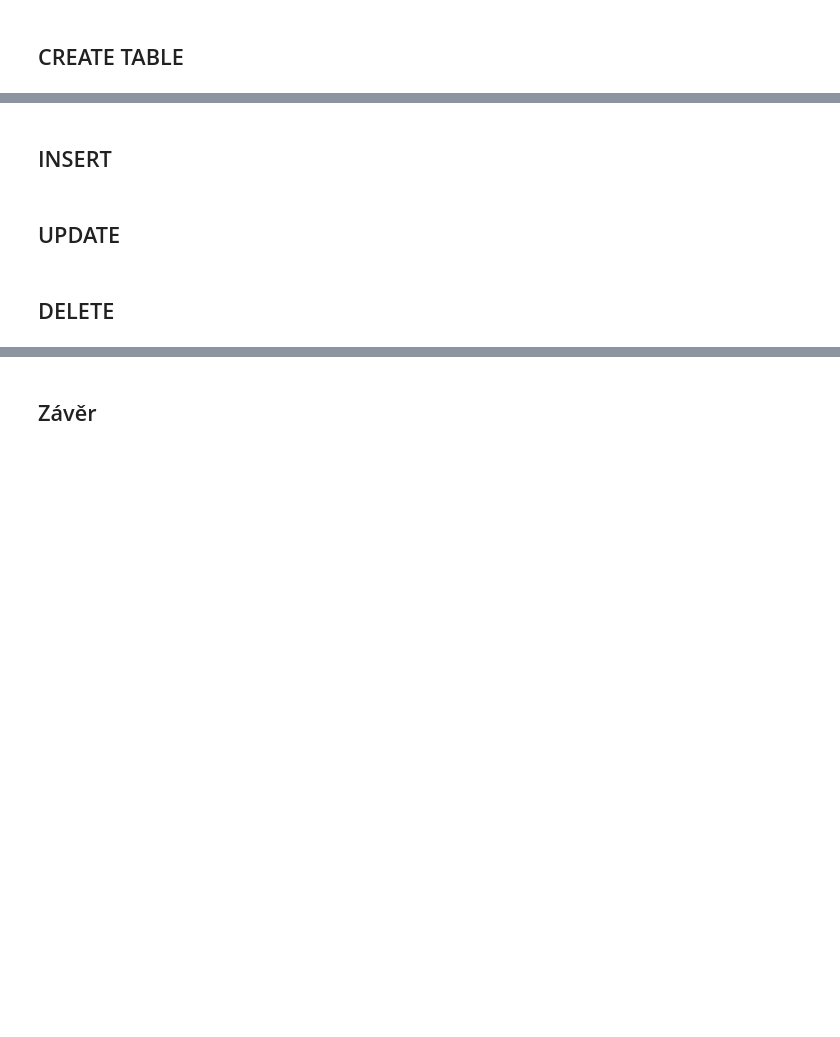
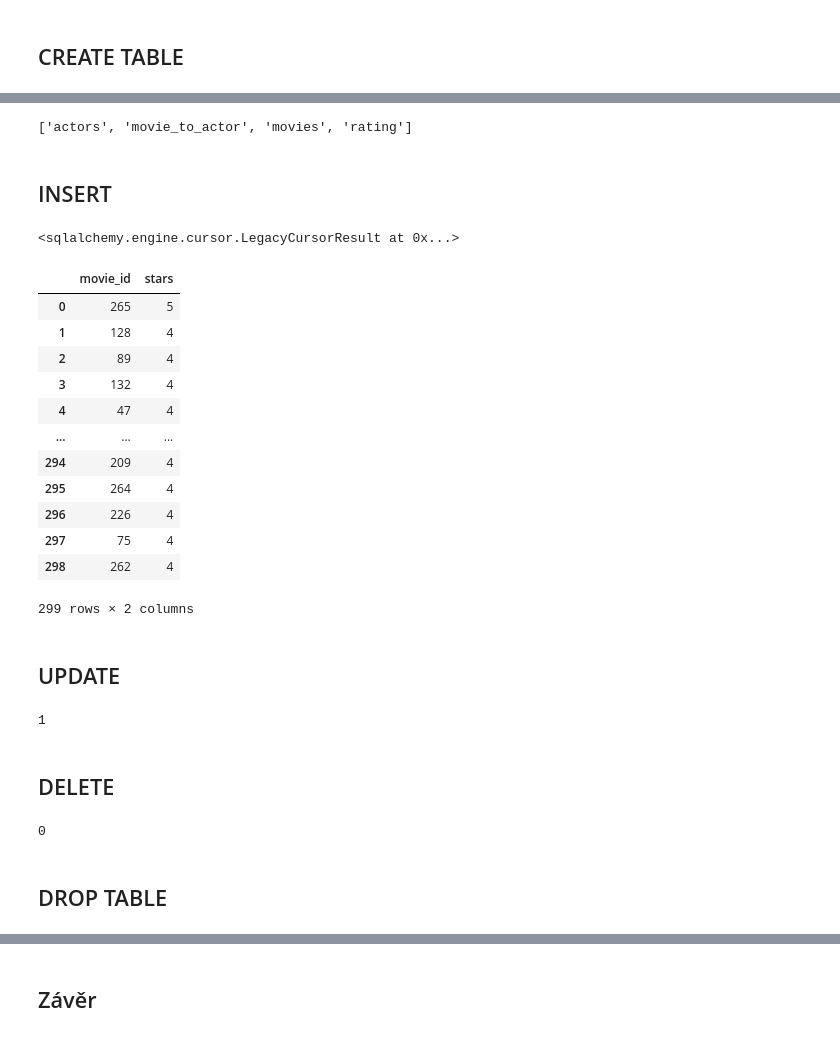
Before and after one commit to messa/pydata-databaze, a Jupyter notebook: index.ipynb, the cells around one changed output, grey strips where cells are left out. Cells and saved outputs as stored; diff of their text form; code cells hidden in the pictures; blank space fills up the shorter version.

```diff
--- a/index.ipynb
+++ b/index.ipynb
@@ -495,6 +497,47 @@ engine.execute('''
+# %%
+sqlalchemy.inspect(engine).get_table_names()
+# %% [output]
+['actors', 'movie_to_actor', 'movies', 'rating']
 # %% [markdown]
 ## INSERT
+# %%
+engine.execute('INSERT INTO rating (movie_id, stars) SELECT id, 5 FROM movies')
+# %% [output]
+<sqlalchemy.engine.cursor.LegacyCursorResult at 0x...>
+# %%
+pd.read_sql_query('''
+    SELECT * FROM rating
+    ''', engine)
+# %% [output]
+|  | movie_id | stars |
+| 0 | 265 | 5 |
+| 1 | 128 | 4 |
+| 2 | 89 | 4 |
+| 3 | 132 | 4 |
+| 4 | 47 | 4 |
+| ... | ... | ... |
+| 294 | 209 | 4 |
+| 295 | 264 | 4 |
+| 296 | 226 | 4 |
+| 297 | 75 | 4 |
+| 298 | 262 | 4 |
+299 rows × 2 columns
 # %% [markdown]
 ## UPDATE
+# %%
+#engine.execute('UPDATE rating SET stars = 3') - pozor, meni u vsech zaznamu v tabulce
+result = engine.execute('UPDATE rating SET stars = 5 WHERE movie_id = 265')
+print(result.rowcount)
+#engine.execute('UPDATE rating SET stars = 3 LIMIT 1')
+# %% [output]
+1
 # %% [markdown]
 ## DELETE
+# %%
+result = engine.execute('DELETE FROM rating WHERE movie_id = 75')
+print(result.rowcount)
+#print(dir(result))
+# %% [output]
+0
+# %% [markdown]
+## DROP TABLE
```
Also changed, not shown: parts of 2 cells of this notebook, 1 other file.
